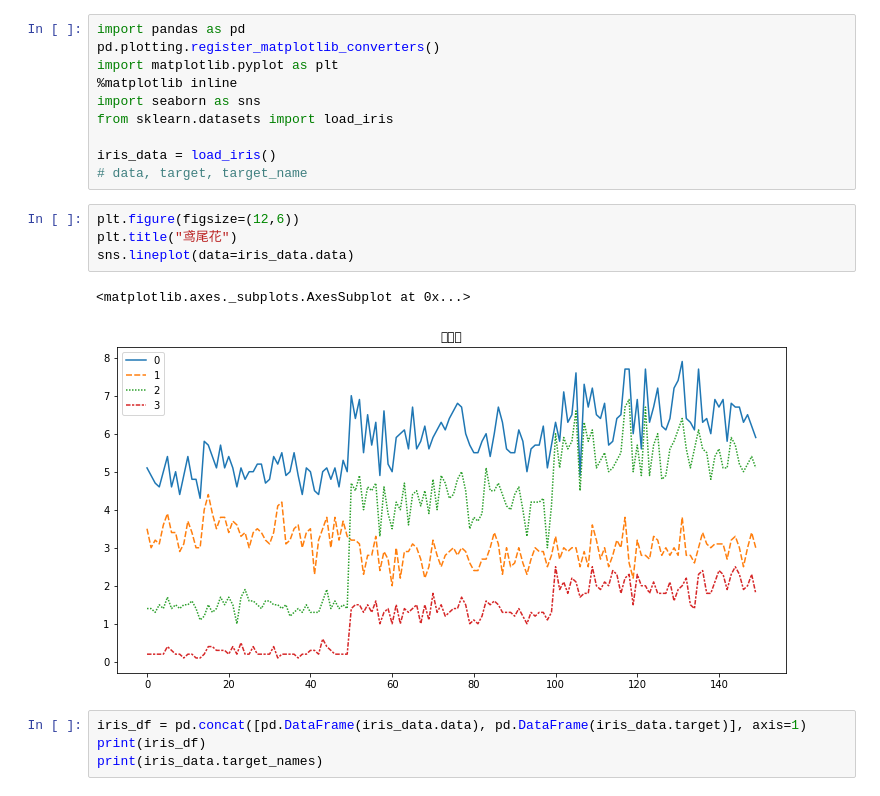
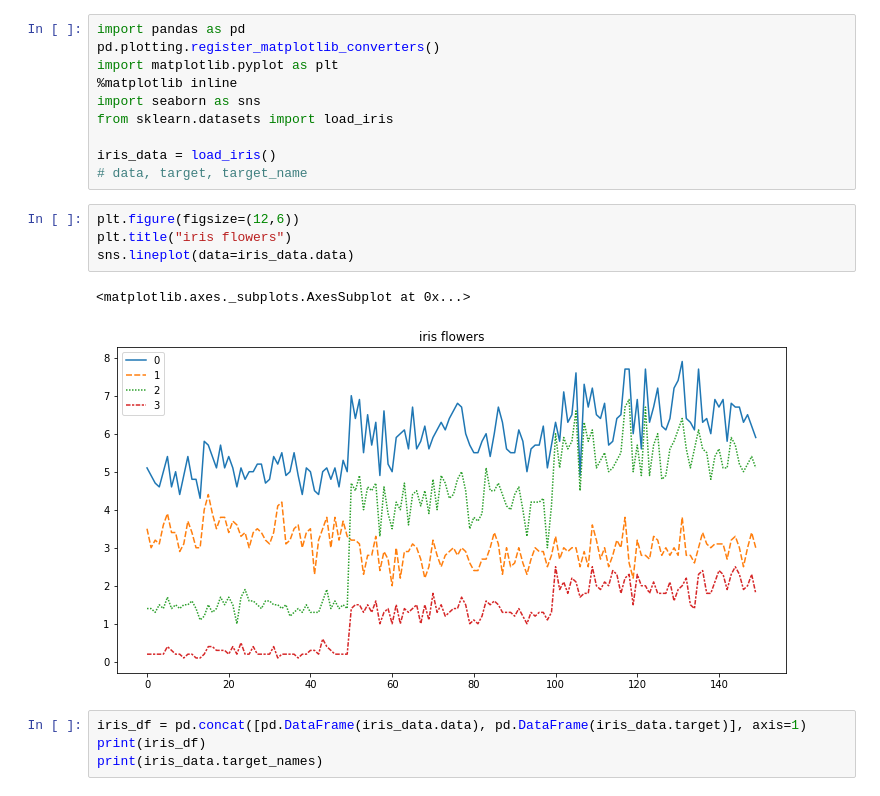
Before and after one commit to shanhai3000/scikit-learn-tutorial, a Jupyter notebook: data_visualization/lineplot.ipynb, the cells around one changed output. Drawn from its saved outputs; the diff is of its cells as text.

```diff
--- a/data_visualization/lineplot.ipynb
+++ b/data_visualization/lineplot.ipynb
@@ -10,11 +12,11 @@ iris_data = load_iris()
 # data, target, target_name
 # %%
 plt.figure(figsize=(12,6))
-plt.title("鸢尾花")
+plt.title("iris flowers")
 sns.lineplot(data=iris_data.data)
 # %% [output]
 <matplotlib.axes._subplots.AxesSubplot at 0x...>
-[figure, old version]
+[figure, new version]
 # %%
 iris_df = pd.concat([pd.DataFrame(iris_data.data), pd.DataFrame(iris_data.target)], axis=1)
 print(iris_df)
```
Also changed, not shown: parts of 1 cell of this notebook, 4 other files.
